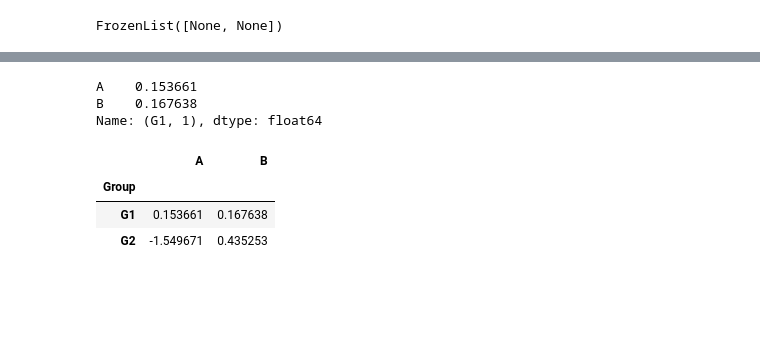
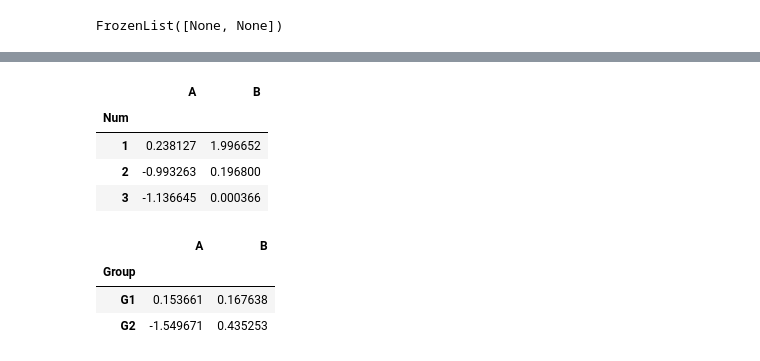
Before and after one commit to Kingswhale/Understanding-Artificial-Intelligence, a Jupyter notebook: 03-Python-for-Data-Analysis-Pandas/03-DataFrames.ipynb, the cells around one changed output, grey strips where cells are left out. Drawn from its saved outputs; the diff is of its cells as text; code cells hidden in the pictures; blank space fills up the shorter version.

```diff
--- a/03-Python-for-Data-Analysis-Pandas/03-DataFrames.ipynb
+++ b/03-Python-for-Data-Analysis-Pandas/03-DataFrames.ipynb
@@ -362,9 +362,11 @@ df.xs('G1')
 # %%
-df.xs(['G1',1])
+df.xs()
 # %% [output]
-A    0.153661
-B    0.167638
-Name: (G1, 1), dtype: float64
+|  | A | B |
+| Num |  |  |
+| 1 | 0.238127 | 1.996652 |
+| 2 | -0.993263 | 0.196800 |
+| 3 | -1.136645 | 0.000366 |
 # %%
 df.xs(1,level='Num')
 # %% [output]
```
Also changed, not shown: parts of 5 cells of this notebook.
